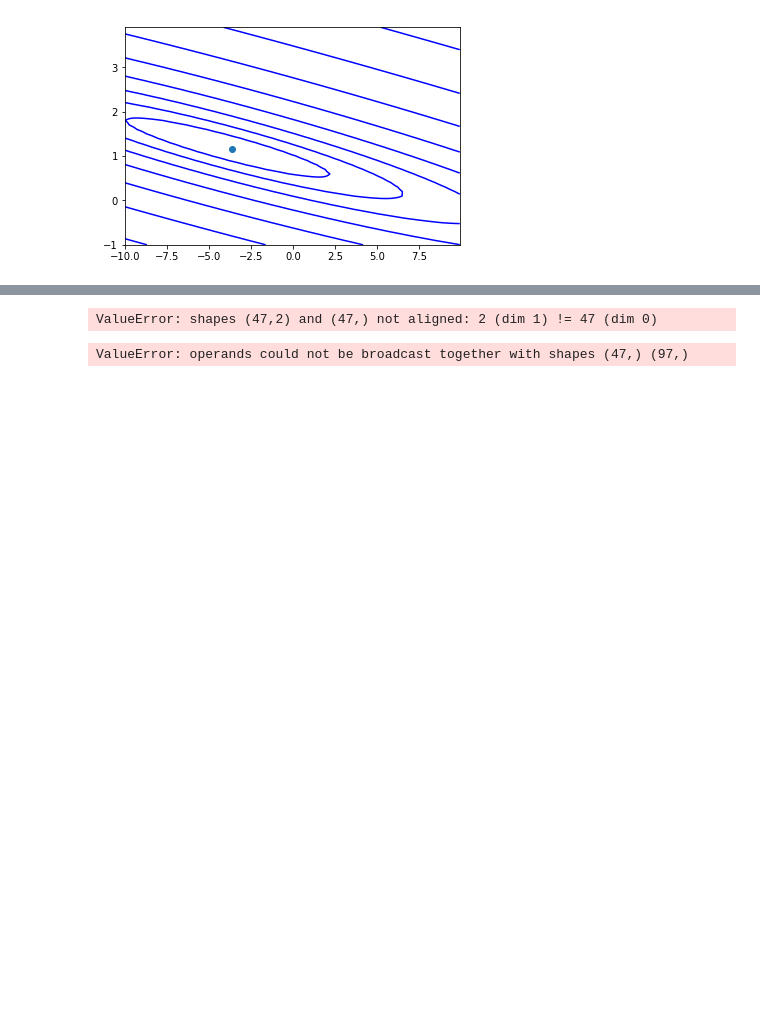
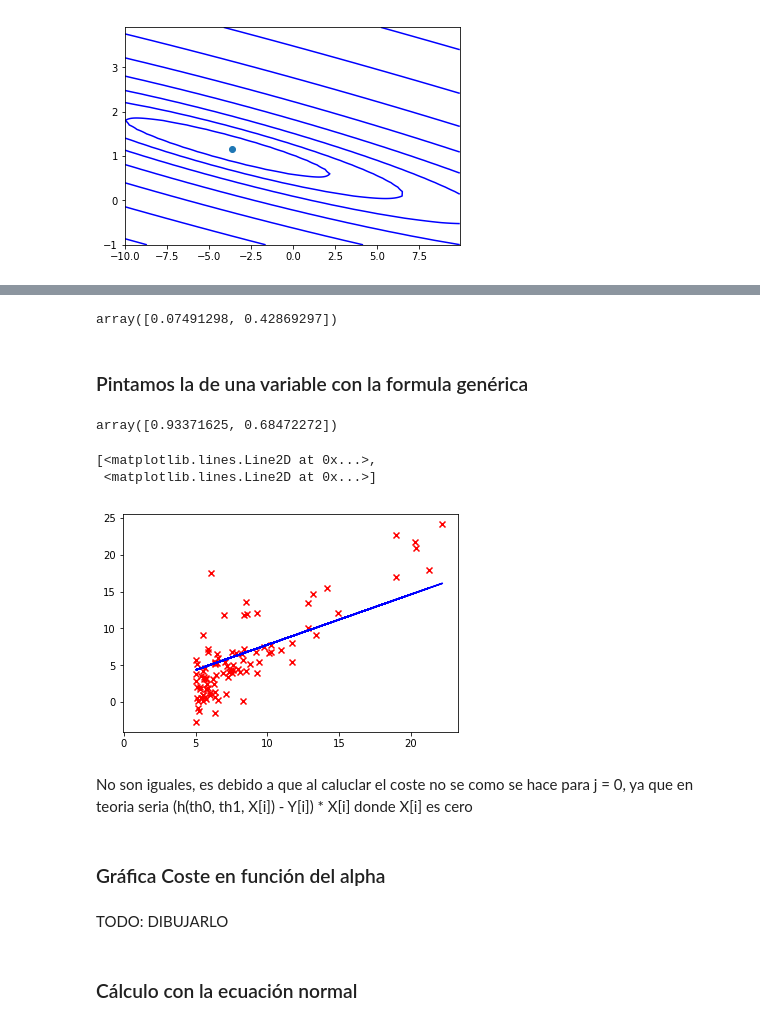
Before and after one commit to manumonforte/AA, a Jupyter notebook: Practice1/Practice1.ipynb, the cells around one changed output, grey strips where cells are left out. Drawn from its saved outputs; the diff is of its cells as text; code cells hidden in the pictures; blank space fills up the shorter version.

Commit message:
add multiple regreesion and normal ecuation

```diff
--- a/Practice1/Practice1.ipynb
+++ b/Practice1/Practice1.ipynb
@@ -178,24 +179,18 @@ X_norm = normaliza(X)
 # %%
+X=np.hstack([np.ones([m,1]),X])
 m = np.shape(X_norm)[0]
 n = np.shape(X_norm)[1]
-X_norm=np.hstack([np.ones([m,1]), X_norm])
-# %%
-Thetas = np.zeros(m)
-H = np.dot(X, Thetas)
-print(Y)
-print(H)
-# %% [output]
-ValueError: shapes (47,2) and (47,) not aligned: 2 (dim 1) != 47 (dim 0)
 # %%
-def descenso_gradiente(X, Y, alpha = 0.01):
+def gradient_descent_multiple_variables(X, Y, alpha = 0.01):
+
     m = np.shape(X)[0]
     n = np.shape(X)[1]
 
-    Thetas = np.zeros(n)
+    Thetas = np.random.uniform(size=(n,))
 
     NuevaTheta = Thetas
 
-    H = np.dot(X, Thetas)
+    H = np.dot(X, NuevaTheta)
     Aux = (H - Y)
 
     for i in range(n):
@@ -203,8 +198,3 @@ def descenso_gradiente(X, Y, alpha = 0.01):
         NuevaTheta[i] -= (alpha / m) * aux_i.sum()
 
     return NuevaTheta
-# %%
-result = descenso_gradiente(X_norm,Y)
-print(result)
-# %% [output]
-ValueError: operands could not be broadcast together with shapes (47,) (97,)
@@ -210,0 +203,35 @@ ValueError: operands could not be broadcast together with shapes (47,) (97,)
+# %%
+result
+# %% [output]
+array([0.07491298, 0.42869297])
+# %% [markdown]
+### Pintamos la de una variable con la formula genérica
+# %%
+X = data[:,:-1] # Features
+Y = data[:, -1] # Target
+m = np.shape(X)[0] # Number of training examples
+X=np.hstack([np.ones([m,1]),X])
+result = gradient_descent_multiple_variables(X,Y)
+result
+# %% [output]
+array([0.93371625, 0.68472272])
+# %%
+array_y = []
+for i in X:
+    array_y.append(h(result[0],result[1],i))
+
+plt.scatter(data[:,0], data[:,1], marker= "x", color="red")
+
+plt.plot(X, array_y ,color ="blue")
+# %% [output]
+[<matplotlib.lines.Line2D at 0x...>,
+ <matplotlib.lines.Line2D at 0x...>]
+[figure, added]
+# %% [markdown]
+No son iguales, es debido a que al caluclar el coste no se como se hace para j = 0, ya que en teoria seria (h(th0, th1, X[i]) - Y[i]) * X[i] donde X[i] es cero
+# %% [markdown]
+### Gráfica Coste en función del alpha
+# %% [markdown]
+TODO: DIBUJARLO
+# %% [markdown]
+### Cálculo con la ecuación normal
```
Also changed, not shown: parts of 30 cells of this notebook.
